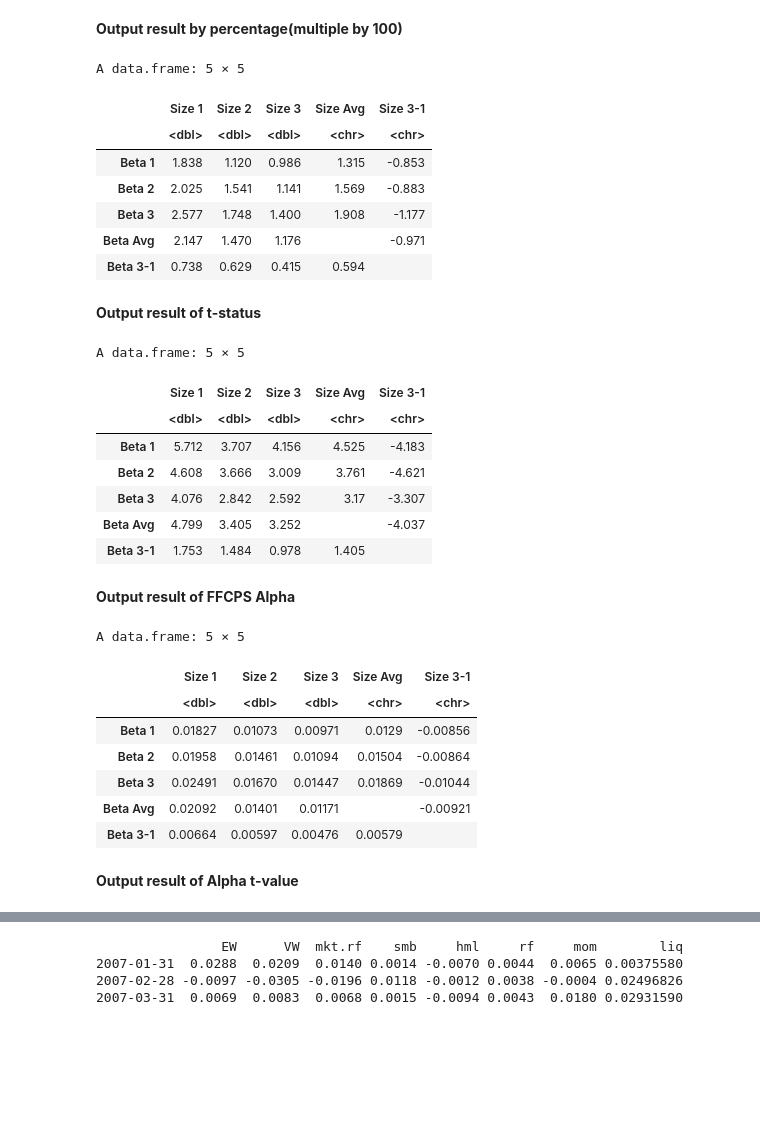
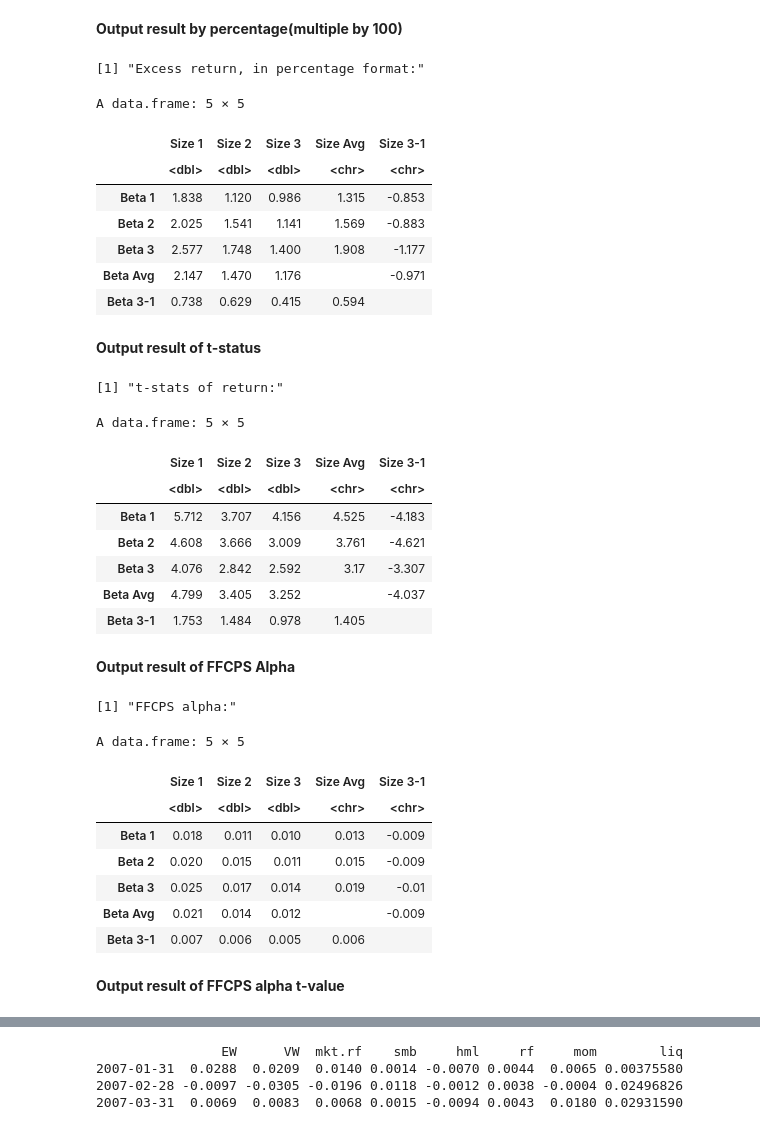
Before and after one commit to lz2110/JEM092-HW-Guan-Zhang-Zeng, a Jupyter notebook: HW2.ipynb, the cells around one changed output, grey strips where cells are left out. Drawn from its saved outputs; the diff is of its cells as text; code cells hidden in the pictures; blank space fills up the shorter version.

```diff
--- a/HW2.ipynb
+++ b/HW2.ipynb
@@ -610,7 +588,7 @@ getStat1 <- function (variable_data) {
 #name the row: mean, variance, skewness, excess kurtosis, minimum and maximum
 col_n <- c('Mean','SD', 'Skew', 'Kurt', 'Min','5%',
         '25%', 'Median', '75%', '95%','Max', 'n')
-row_n <- c('Beta','MktCap', 'Size', 'Value', 'Mom','Illiq', 'Return')
+row_n <- c('Beta','MktCap', 'Size', 'Value', 'Mom','Illiq', 'Excess Return')
 stock_n <- c(250,250,250,250,250,250,250)
 df_stat <- data.frame(getStat(monthly_betas))
 df_stat <- cbind(df_stat, getStat(monthly_market_caps))
@@ -904,4 +818,0 @@ When examing the individual decile portfolio returns, we found all portfolios ge
-# %%
-data <- list(monthly_betas)
-names(data) <- c('Beta')
-perform_fama_macbeth_regression(monthly_returns, data)
@@ -966,4 +868,0 @@ However, we could also find that the magnitudes of the average return of the val
-# %%
-data <- list(monthly_sizes)
-names(data) <- c('Size')
-perform_fama_macbeth_regression(monthly_returns, data)
@@ -1025,5 +920,0 @@ The results of the value-weighted portfolio analyses is quite similar to what we
-# %%
-data <- list(monthly_illiq)
-names(data) <- c('Illiquidity')
-perform_fama_macbeth_regression(monthly_returns, data)
-# has expected direction
@@ -1249,9 +1132,11 @@ A data.frame: 5 × 5
 # %% [markdown]
 **Output result by percentage(multiple by 100)**
 # %%
+print("Excess return, in percentage format:")
 format_result(res_SizeBeta, "Size", "Beta", 3, 100)
 # %% [output]
-A data.frame: 5 × 5
+[1] "Excess return, in percentage format:"
+A data.frame: 5 × 5
 |  | Size 1 | Size 2 | Size 3 | Size Avg | Size 3-1 |
 |  | <dbl> | <dbl> | <dbl> | <chr> | <chr> |
 | Beta 1 | 1.838 | 1.120 | 0.986 | 1.315 | -0.853 |
@@ -1262,9 +1147,11 @@ A data.frame: 5 × 5
 # %% [markdown]
 **Output result of t-status**
 # %%
+print("t-stats of return:")
 format_result(res_SizeBeta[2,], "Size", "Beta", 3)
 # %% [output]
-A data.frame: 5 × 5
+[1] "t-stats of return:"
+A data.frame: 5 × 5
 |  | Size 1 | Size 2 | Size 3 | Size Avg | Size 3-1 |
 |  | <dbl> | <dbl> | <dbl> | <chr> | <chr> |
 | Beta 1 | 5.712 | 3.707 | 4.156 | 4.525 | -4.183 |
@@ -1275,16 +1162,18 @@ A data.frame: 5 × 5
 # %% [markdown]
 **Output result of FFCPS Alpha**
 # %%
-format_result(res_SizeBeta[3,], "Size", "Beta", 5)
+print("FFCPS alpha:")
+format_result(res_SizeBeta[3,], "Size", "Beta", 3)
 # %% [output]
-A data.frame: 5 × 5
+[1] "FFCPS alpha:"
+A data.frame: 5 × 5
 |  | Size 1 | Size 2 | Size 3 | Size Avg | Size 3-1 |
 |  | <dbl> | <dbl> | <dbl> | <chr> | <chr> |
-| Beta 1 | 0.01827 | 0.01073 | 0.00971 | 0.0129 | -0.00856 |
-| Beta 2 | 0.01958 | 0.01461 | 0.01094 | 0.01504 | -0.00864 |
-| Beta 3 | 0.02491 | 0.01670 | 0.01447 | 0.01869 | -0.01044 |
-| Beta Avg | 0.02092 | 0.01401 | 0.01171 |  | -0.00921 |
-| Beta 3-1 | 0.00664 | 0.00597 | 0.00476 | 0.00579 |  |
+| Beta 1 | 0.018 | 0.011 | 0.010 | 0.013 | -0.009 |
+| Beta 2 | 0.020 | 0.015 | 0.011 | 0.015 | -0.009 |
+| Beta 3 | 0.025 | 0.017 | 0.014 | 0.019 | -0.01 |
+| Beta Avg | 0.021 | 0.014 | 0.012 |  | -0.009 |
+| Beta 3-1 | 0.007 | 0.006 | 0.005 | 0.006 |  |
 # %% [markdown]
-**Output result of Alpha t-value**
+**Output result of FFCPS alpha t-value**
 # %%
```
Also changed, not shown: parts of 118 cells of this notebook.
